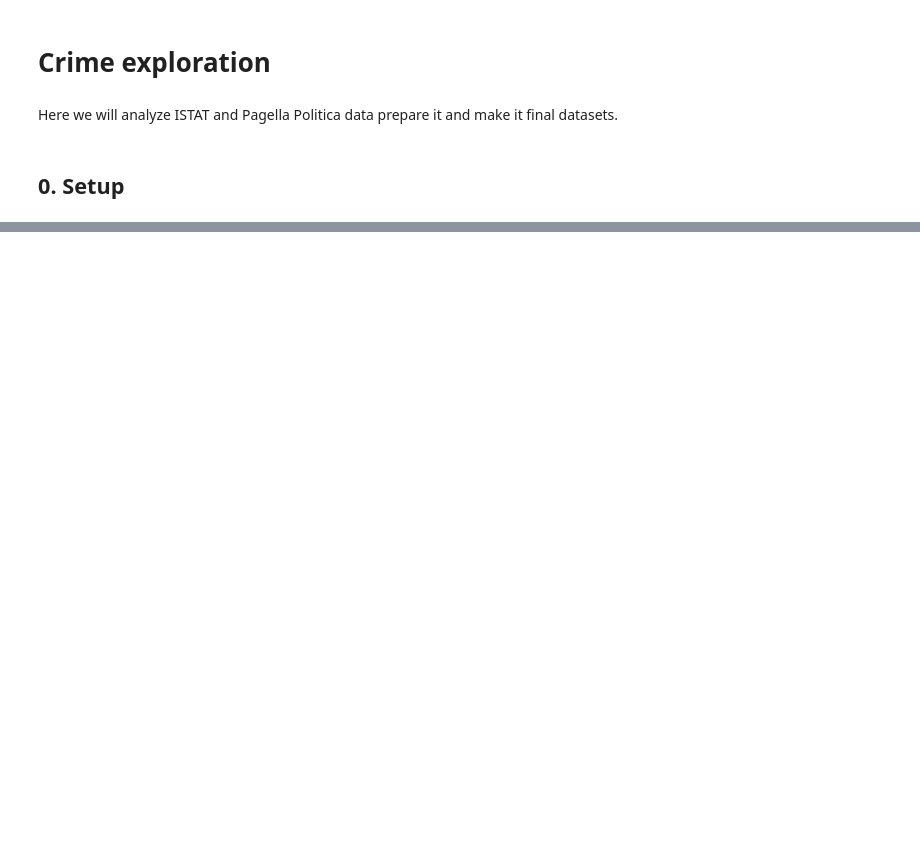
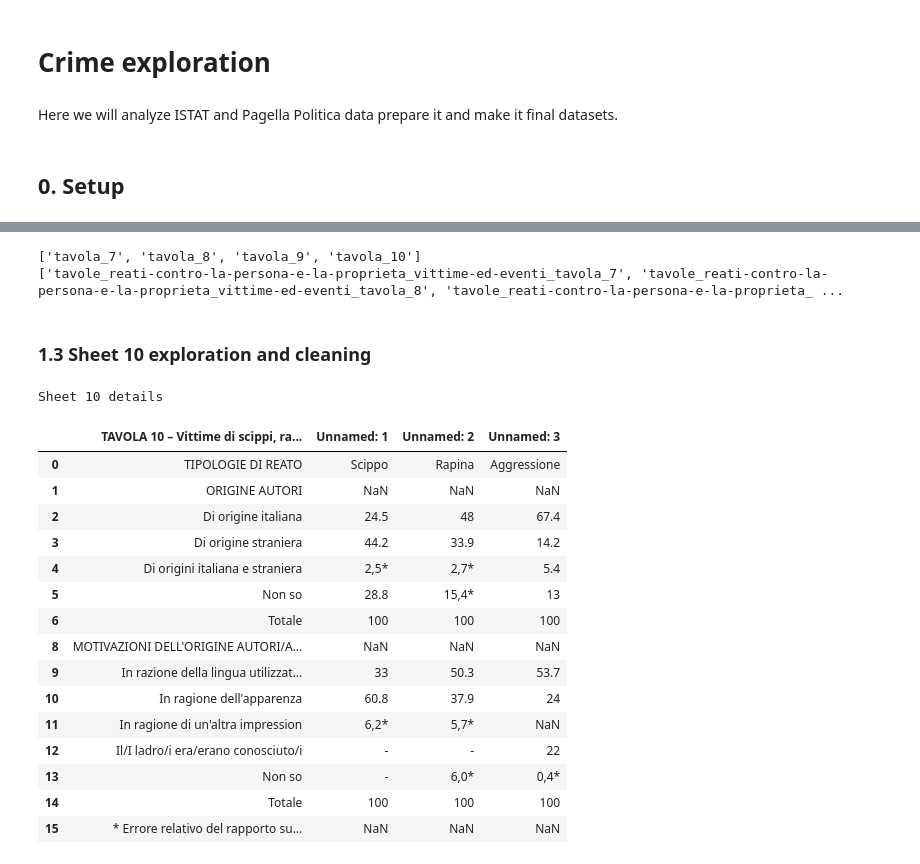
Before and after one commit to l7g/portfolio-data-analyst, a Jupyter notebook: project-1-crime-immigration-factcheck/notebooks/01_crime_exploration.ipynb, the cells around one changed output, grey strips where cells are left out. Saved outputs shown, nothing was run; the diff lists cells and outputs as text; code cells hidden in the pictures; blank space fills up the shorter version.

Commit message:
feat: exploration and uploading of first csv file

```diff
--- a/project-1-crime-immigration-factcheck/notebooks/01_crime_exploration.ipynb
+++ b/project-1-crime-immigration-factcheck/notebooks/01_crime_exploration.ipynb
@@ -15,8 +15,8 @@ import numpy as np
 import pandas as pd
 import seaborn as sns
 # %%
-def extract_excel(dir_glob, multitable=True) -> dict[str | int, pd.DataFrame]:
-    tables: dict[str | int, pd.DataFrame] = {}
+def extract_excel(dir_glob, multitable=True) -> dict[str, pd.DataFrame]:
+    tables: dict[str, pd.DataFrame] = {}
 
     file_list = list(dir_glob)
 
@@ -30,7 +30,7 @@ def extract_excel(dir_glob, multitable=True) -> dict[str | int, pd.DataFrame]:
                 cdf = pd.read_excel(xlsx_file, sheet_name=sheet)
                 cdf = cdf.dropna(how='all')
 
-                unique_key = f'{Path(file).name}_{sheet}'
+                unique_key = f'{Path(file).stem}_{sheet}'.replace(' ', '_').lower()
 
                 tables[unique_key] = cdf
 
@@ -56,10 +56,11 @@ def extract_csv(dir_glob) -> dict[str | int, pd.DataFrame]:
     return tables
 # %%
 root = Path.cwd().parents[0]
-data = root / 'data' / 'raw' / 'crime'
+raw_data = root / 'data' / 'raw' / 'crime'
+processed_data = root / 'data' / 'processed' / 'crime'
 
-crime_csv_files = data.glob('*.csv')
-crime_xlsx_files = data.glob('*.xlsx')
+crime_csv_files = raw_data.glob('*.csv')
+crime_xlsx_files = raw_data.glob('*.xlsx')
 
 crime_xlsx_dfs = extract_excel(crime_xlsx_files, multitable=True)
 crime_csv_dfs = extract_csv(crime_csv_files)
@@ -71,0 +105,45 @@ dict_keys(['tavole_REATI-CONTRO-LA-PERSONA-E-LA-PROPRIETA_VITTIME-ED-EVENTI.xlsx
+# %%
+sheets_to_keep = ['7', '8', '9', '10']
+for i in range(len(sheets_to_keep)):
+    sheets_to_keep[int(i)] = f'tavola_{sheets_to_keep[int(i)]}'
+
+print(sheets_to_keep)
+clean_xlsx_dfs = {
+    k: v for k, v in crime_xlsx_dfs.items()
+    if any(f in k for f in sheets_to_keep) and 'bis' not in k
+}
+
+clean_xlsx_dfs.update()
+
+print(list(clean_xlsx_dfs.keys()))
+# %% [output]
+['tavola_7', 'tavola_8', 'tavola_9', 'tavola_10']
+['tavole_reati-contro-la-persona-e-la-proprieta_vittime-ed-eventi_tavola_7', 'tavole_reati-contro-la-persona-e-la-proprieta_vittime-ed-eventi_tavola_8', 'tavole_reati-contro-la-persona-e-la-proprieta_ ...
+# %%
+sheet_7 = crime_xlsx_dfs['tavole_reati-contro-la-persona-e-la-proprieta_vittime-ed-eventi_tavola_7']
+sheet_8 = crime_xlsx_dfs['tavole_reati-contro-la-persona-e-la-proprieta_vittime-ed-eventi_tavola_8']
+sheet_9 = crime_xlsx_dfs['tavole_reati-contro-la-persona-e-la-proprieta_vittime-ed-eventi_tavola_9']
+sheet_10 = crime_xlsx_dfs['tavole_reati-contro-la-persona-e-la-proprieta_vittime-ed-eventi_tavola_10']
+# %% [markdown]
+### 1.3 Sheet 10 exploration and cleaning
+# %%
+print("Sheet 10 details")
+display(sheet_10)
+# %% [output]
+Sheet 10 details
+|  | TAVOLA 10 – Vittime di scippi, ra... | Unnamed: 1 | Unnamed: 2 | Unnamed: 3 |
+| 0 | TIPOLOGIE DI REATO | Scippo | Rapina | Aggressione |
+| 1 | ORIGINE AUTORI | NaN | NaN | NaN |
+| 2 | Di origine italiana | 24.5 | 48 | 67.4 |
+| 3 | Di origine straniera | 44.2 | 33.9 | 14.2 |
+| 4 | Di origini italiana e straniera | 2,5* | 2,7* | 5.4 |
+| 5 | Non so | 28.8 | 15,4* | 13 |
+| 6 | Totale | 100 | 100 | 100 |
+| 8 | MOTIVAZIONI DELL'ORIGINE AUTORI/A... | NaN | NaN | NaN |
+| 9 | In razione della lingua utilizzat... | 33 | 50.3 | 53.7 |
+| 10 | In ragione dell'apparenza | 60.8 | 37.9 | 24 |
+| 11 | In ragione di un'altra impression | 6,2* | 5,7* | NaN |
+| 12 | Il/I ladro/i era/erano conosciuto/i | - | - | 22 |
+| 13 | Non so | - | 6,0* | 0,4* |
+| 14 | Totale | 100 | 100 | 100 |
+| 15 | * Errore relativo del rapporto su... | NaN | NaN | NaN |
```
Also changed, not shown: parts of 30 cells of this notebook, 6 other files.
